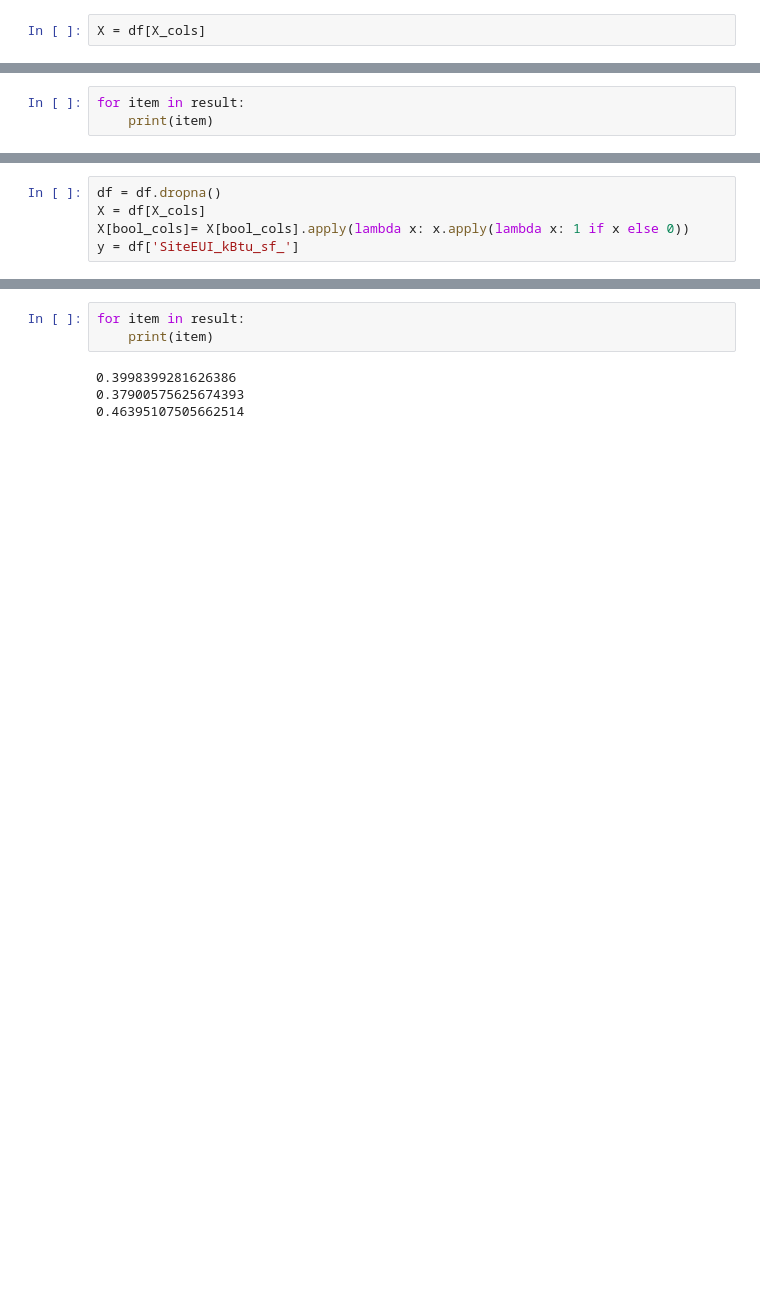
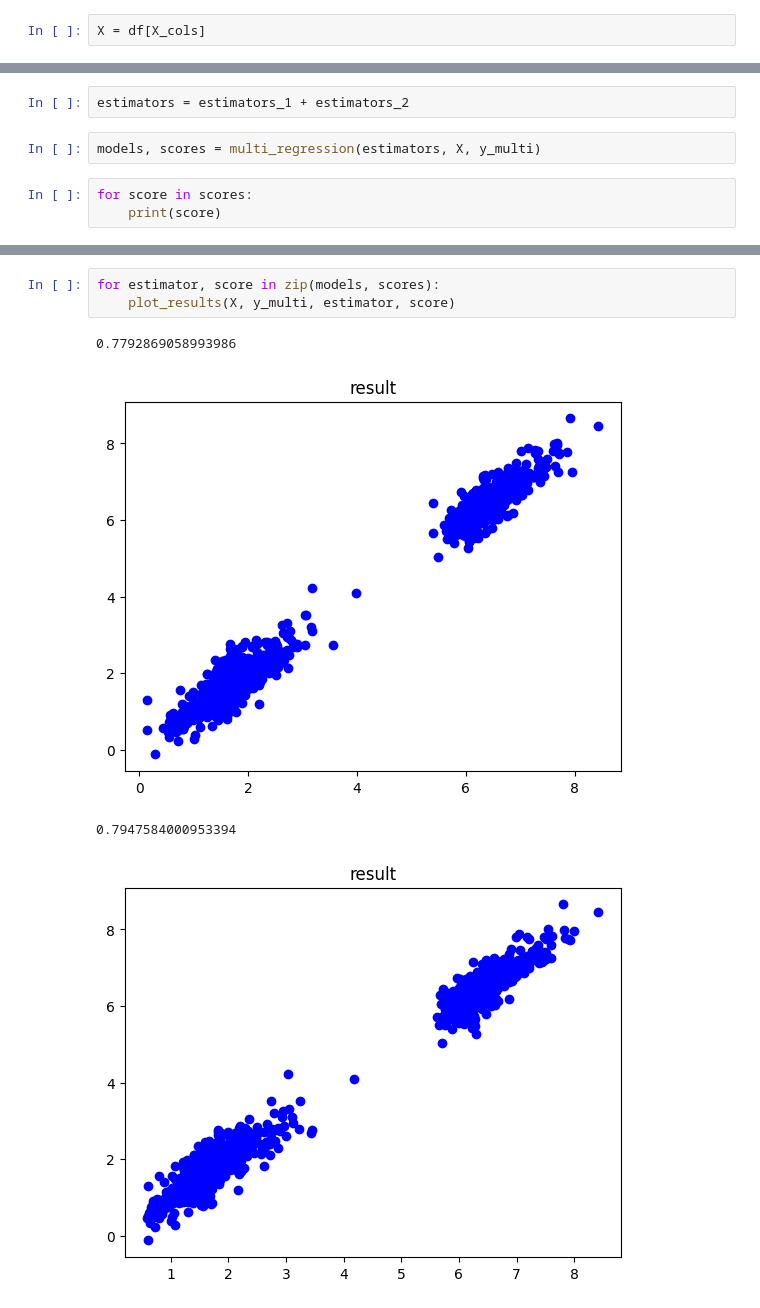
Before and after one commit to data-IA-2022/CO2_Manuel_David, a Jupyter notebook: predict.ipynb, the cells around one changed output, grey strips where cells are left out. Cells and saved outputs as stored; diff of their text form; blank space fills up the shorter version.

```diff
--- a/predict.ipynb
+++ b/predict.ipynb
@@ -155,4 +167,8 @@ Fitting 5 folds for each of 3 candidates, totalling 15 fits
+# %%
+estimators = estimators_1 + estimators_2
+# %%
+models, scores = multi_regression(estimators, X, y_multi)
 # %%
-for item in result:
-    print(item)
+for score in scores:
+    print(score)
 # %% [output]
@@ -162,5 +182,0 @@ for item in result:
-# %%
-df = df.dropna()
-X = df[X_cols]
-X[bool_cols]= X[bool_cols].apply(lambda x: x.apply(lambda x: 1 if x else 0))
-y = df['SiteEUI_kBtu_sf_']
@@ -221,7 +183,8 @@ Fitting 5 folds for each of 3 candidates, totalling 15 fits
-# %%
-for item in result:
-    print(item)
-# %% [output]
-0.3998399281626386
-0.37900575625674393
-0.46395107505662514
+# %%
+for estimator, score in zip(models, scores):
+    plot_results(X, y_multi, estimator, score)
+# %% [output]
+0.7792869058993986
+[figure, added]
+0.7947584000953394
+[figure, added]
```
Also changed, not shown: parts of 23 cells of this notebook, 4 other files.
